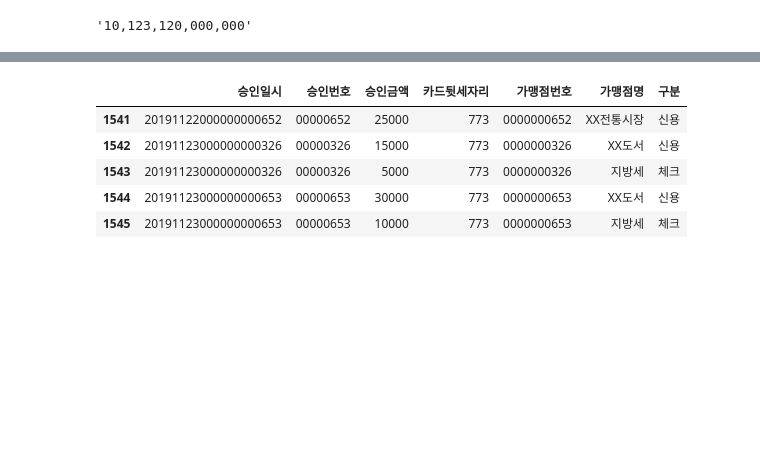
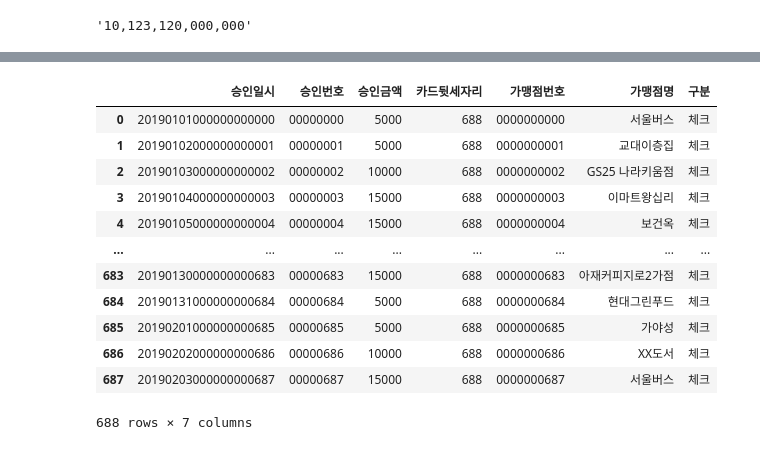
Before and after one commit to thjeong/hack2019, a Jupyter notebook: Untitled.ipynb, the cells around one changed output, grey strips where cells are left out. Saved outputs shown, nothing was run; the diff lists cells and outputs as text; code cells hidden in the pictures; blank space fills up the shorter version.

```diff
--- a/Untitled.ipynb
+++ b/Untitled.ipynb
@@ -316 +332,17 @@ deb_card_df['구분'] = '체크'
+# %%
+deb_card_df
+# %% [output]
+|  | 승인일시 | 승인번호 | 승인금액 | 카드뒷세자리 | 가맹점번호 | 가맹점명 | 구분 |
+| 0 | 20190101000000000000 | 00000000 | 5000 | 688 | 0000000000 | 서울버스 | 체크 |
+| 1 | 20190102000000000001 | 00000001 | 5000 | 688 | 0000000001 | 교대이층집 | 체크 |
+| 2 | 20190103000000000002 | 00000002 | 10000 | 688 | 0000000002 | GS25 나라키움점 | 체크 |
+| 3 | 20190104000000000003 | 00000003 | 15000 | 688 | 0000000003 | 이마트왕십리 | 체크 |
+| 4 | 20190105000000000004 | 00000004 | 15000 | 688 | 0000000004 | 보건옥 | 체크 |
+| ... | ... | ... | ... | ... | ... | ... | ... |
+| 683 | 20190130000000000683 | 00000683 | 15000 | 688 | 0000000683 | 아재커피지로2가점 | 체크 |
+| 684 | 20190131000000000684 | 00000684 | 5000 | 688 | 0000000684 | 현대그린푸드 | 체크 |
+| 685 | 20190201000000000685 | 00000685 | 5000 | 688 | 0000000685 | 가야성 | 체크 |
+| 686 | 20190202000000000686 | 00000686 | 10000 | 688 | 0000000686 | XX도서 | 체크 |
+| 687 | 20190203000000000687 | 00000687 | 15000 | 688 | 0000000687 | 서울버스 | 체크 |
+688 rows × 7 columns
 # %%
@@ -318,9 +350,2 @@ card_df = pd.concat([crd_card_df,deb_card_df]).sort_values('승인일시').reset
 # %%
-card_df = card_df[~card_df['가맹점명'].str.contains('지방세|세금|상품권')]
+card_df = card_df[~card_df['가맹점명'].str.contains('지방세|세금|상품권')].reset_index(drop=True)
-# %% [output]
-|  | 승인일시 | 승인번호 | 승인금액 | 카드뒷세자리 | 가맹점번호 | 가맹점명 | 구분 |
-| 1541 | 20191122000000000652 | 00000652 | 25000 | 773 | 0000000652 | XX전통시장 | 신용 |
-| 1542 | 20191123000000000326 | 00000326 | 15000 | 773 | 0000000326 | XX도서 | 신용 |
-| 1543 | 20191123000000000326 | 00000326 | 5000 | 773 | 0000000326 | 지방세 | 체크 |
-| 1544 | 20191123000000000653 | 00000653 | 30000 | 773 | 0000000653 | XX도서 | 신용 |
-| 1545 | 20191123000000000653 | 00000653 | 10000 | 773 | 0000000653 | 지방세 | 체크 |
```
Also changed, not shown: parts of 7 cells of this notebook, 2 other files.
